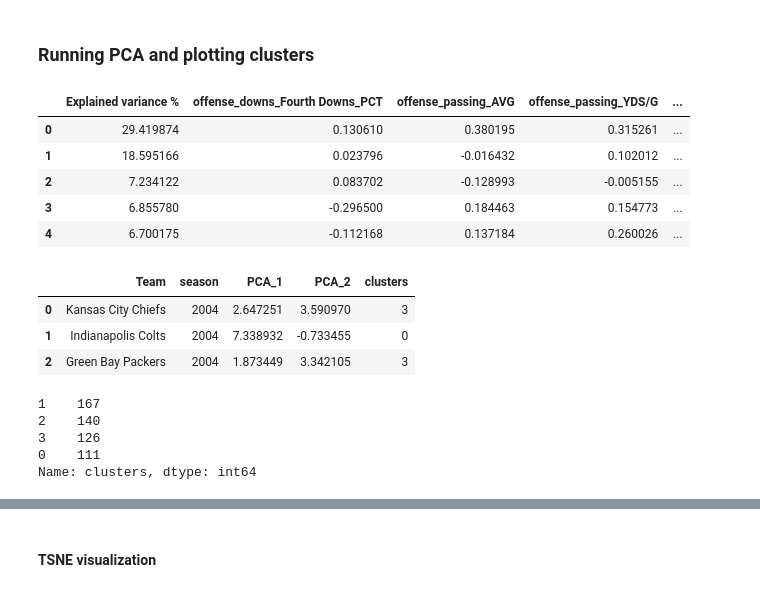
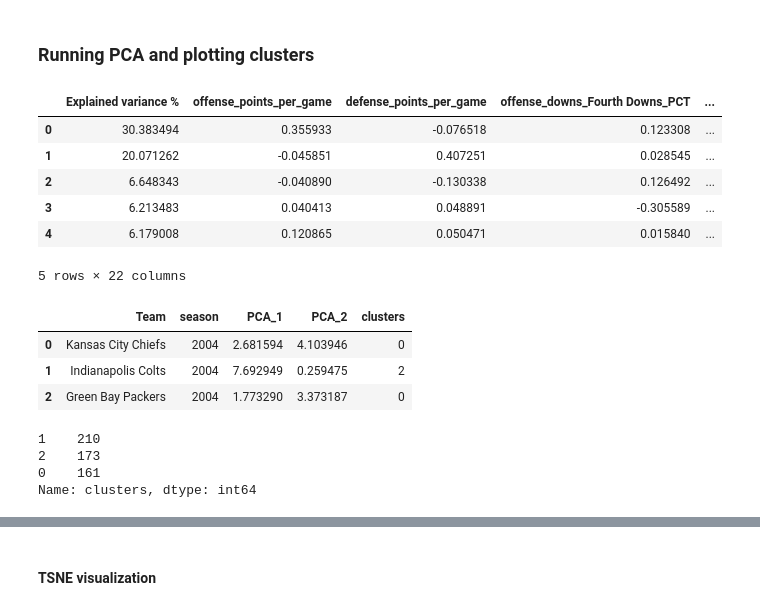
Before and after one commit to kristofrabay/python_practise, a Jupyter notebook: nfl_model/analysis/unsupervised.ipynb, the cells around one changed output, grey strips where cells are left out. Saved outputs shown, nothing was run; the diff lists cells and outputs as text; code cells hidden in the pictures.

```diff
--- a/nfl_model/analysis/unsupervised.ipynb
+++ b/nfl_model/analysis/unsupervised.ipynb
@@ -83,12 +84,13 @@ def show_diff_between_clusters(data = cluster_exploration):
 # %% [markdown]
 ### Data
 # %%
-data = pd.read_csv('data/scraped_for_modeling_labeled.csv')
+data = pd.read_csv('../data/scraped_for_modeling_labeled.csv')
 data.drop(['games_played'], 1, inplace = True)
 data.fillna(0, inplace = True) # divisions with 0
 
 # from borutapy
-keep_cols = ['offense_downs_Fourth Downs_PCT', 'offense_passing_AVG', 'offense_passing_YDS/G', 'offense_passing_RTG',
+keep_cols = ['offense_points_per_game', 'defense_points_per_game',
+             'offense_downs_Fourth Downs_PCT', 'offense_passing_AVG', 'offense_passing_YDS/G', 'offense_passing_RTG',
              'offense_receiving_AVG', 'defense_passing_AVG', 'defense_passing_RTG', 'defense_receiving_AVG',
              'punting_punts_per_game', 'defense_passing_SYL_per_game', 'offense_downs_Third Downs_ATT_per_game',
              'defense_downs_Third Downs_ATT_per_game', 'defense_downs_Fourth Downs_ATT_per_game',
@@ -124,36 +126,36 @@ exp_var = pd.DataFrame(pca.explained_variance_ratio_ * 100, columns = ['Explaine
 pca_results = pd.concat([exp_var, comp], 1)
 pca_results.head()
 # %% [output]
-|  | Explained variance % | offense_downs_Fourth Downs_PCT | offense_passing_AVG | offense_passing_YDS/G | ... |
-| 0 | 29.419874 | 0.130610 | 0.380195 | 0.315261 | ... |
-| 1 | 18.595166 | 0.023796 | -0.016432 | 0.102012 | ... |
-| 2 | 7.234122 | 0.083702 | -0.128993 | -0.005155 | ... |
-| 3 | 6.855780 | -0.296500 | 0.184463 | 0.154773 | ... |
-| 4 | 6.700175 | -0.112168 | 0.137184 | 0.260026 | ... |
+|  | Explained variance % | offense_points_per_game | defense_points_per_game | offense_downs_Fourth Downs_PCT | ... |
+| 0 | 30.383494 | 0.355933 | -0.076518 | 0.123308 | ... |
+| 1 | 20.071262 | -0.045851 | 0.407251 | 0.028545 | ... |
+| 2 | 6.648343 | -0.040890 | -0.130338 | 0.126492 | ... |
+| 3 | 6.213483 | 0.040413 | 0.048891 | -0.305589 | ... |
+| 4 | 6.179008 | 0.120865 | 0.050471 | 0.015840 | ... |
+5 rows × 22 columns
 # %%
-CLUST_NUMBER = 4
+CLUST_NUMBER = 3
 
 PCAs = pd.DataFrame(pca.transform(without_targets_scaled))[[0, 1]]
 PCAs.columns = ['PCA_1', 'PCA_2']
 
 km = KMeans(n_clusters = CLUST_NUMBER, n_init = 20, max_iter = 500, random_state = 20202020).fit(without_targets_scaled)
 km = pd.DataFrame(km.predict(without_targets_scaled), columns = ['clusters'])
 kmeans_results = pd.concat([data[['Team', 'season']], PCAs, km], 1)
 kmeans_results.clusters = kmeans_results.clusters.astype('object')
 
 kmeans_results.head(3)
 # %% [output]
 |  | Team | season | PCA_1 | PCA_2 | clusters |
-| 0 | Kansas City Chiefs | 2004 | 2.647251 | 3.590970 | 3 |
-| 1 | Indianapolis Colts | 2004 | 7.338932 | -0.733455 | 0 |
-| 2 | Green Bay Packers | 2004 | 1.873449 | 3.342105 | 3 |
+| 0 | Kansas City Chiefs | 2004 | 2.681594 | 4.103946 | 0 |
+| 1 | Indianapolis Colts | 2004 | 7.692949 | 0.259475 | 2 |
+| 2 | Green Bay Packers | 2004 | 1.773290 | 3.373187 | 0 |
 # %%
 kmeans_results.clusters.value_counts()
 # %% [output]
-1    167
-2    140
-3    126
-0    111
+1    210
+2    173
+0    161
 Name: clusters, dtype: int64
 # %%
 plot_clusters(kmeans_results, 'PCA_1', 'PCA_2')
```
Also changed, not shown: parts of 6 cells of this notebook, 18 other files.
